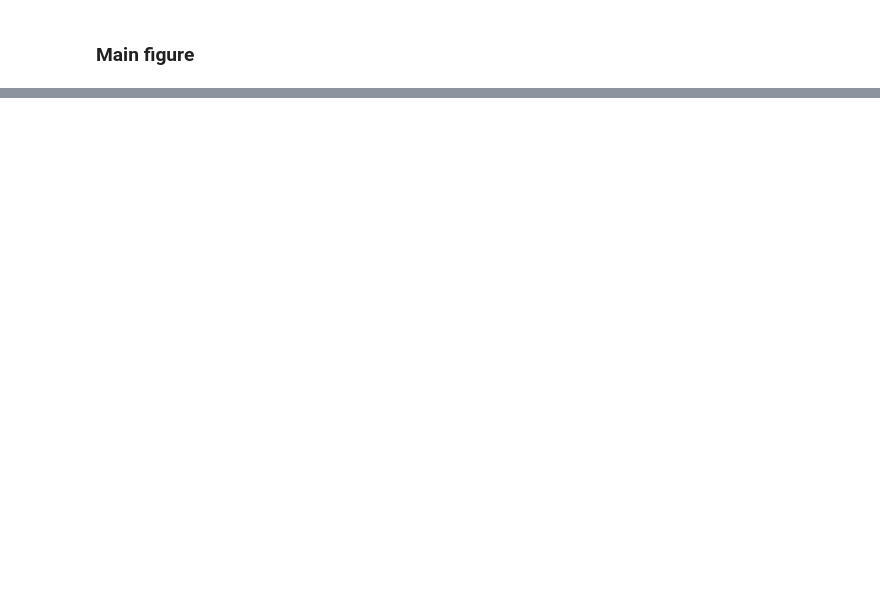
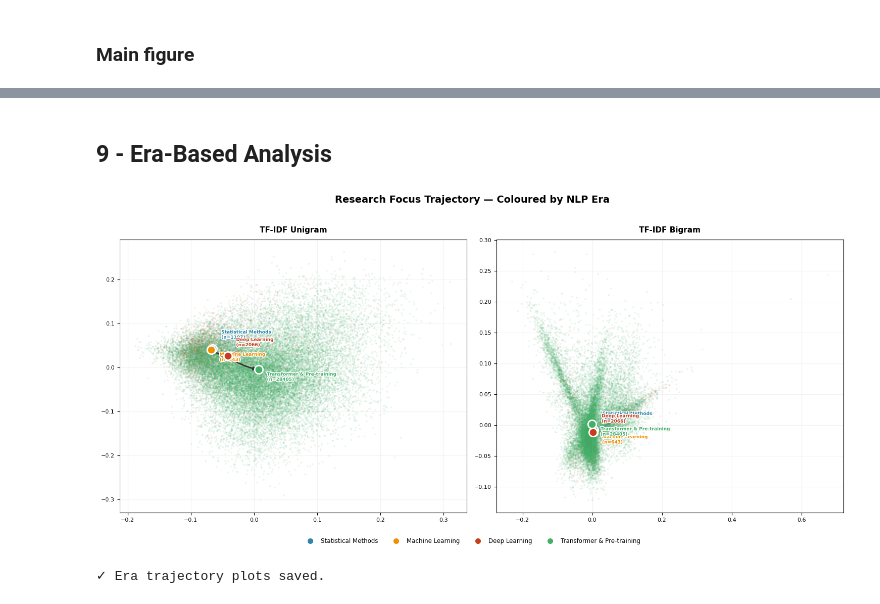
Before and after one commit to guruanand20/nlp-corpus-analysis, a Jupyter notebook: notebooks/03_pca_trajectory.ipynb, the cells around one changed output, grey strips where cells are left out. Drawn from its saved outputs; the diff is of its cells as text; code cells hidden in the pictures; blank space fills up the shorter version.

```diff
--- a/notebooks/03_pca_trajectory.ipynb
+++ b/notebooks/03_pca_trajectory.ipynb
@@ -242,0 +499,79 @@ PCA trajectory plots saved to figures/
+# %% [markdown]
+## 9 - Era-Based Analysis
+# %%
+ERA_ORDER = ['Statistical Methods', 'Machine Learning', 'Deep Learning', 'Transformer & Pre-training']
+ERA_COLOURS = {
+    'Statistical Methods':          '#2E86AB',
+    'Machine Learning':             '#F18F01',
+    'Deep Learning':                '#C73E1D',
+    'Transformer & Pre-training':   '#44AF69',
+}
+
+def compute_era_centroids(coords_2d, labels):
+    centroids = {}
+    for e in ERA_ORDER:
+        mask = labels == e
+        n = mask.sum()
+        if n == 0:
+            continue
+        cx, cy = coords_2d[mask].mean(axis=0)
+        centroids[e] = (cx, cy, n)
+    return centroids
+
+era_centroids_uni = compute_era_centroids(coords_uni, era_labels)
+era_centroids_bi  = compute_era_centroids(coords_bi,  era_labels)
+
+fig_era, axes_era = plt.subplots(1, 2, figsize=(15, 6.5))
+fig_era.suptitle('Research Focus Trajectory — Coloured by NLP Era',
+                 fontsize=14, fontweight='bold', y=1.02)
+
+for ax, coords, centroids, title in [
+    (axes_era[0], coords_uni, era_centroids_uni, 'TF-IDF Unigram'),
+    (axes_era[1], coords_bi,  era_centroids_bi,  'TF-IDF Bigram'),
+]:
+    eras = [e for e in ERA_ORDER if e in centroids]
+    offsets_era = {ERA_ORDER[0]: (12, 14), ERA_ORDER[1]: (12, -16),
+                   ERA_ORDER[2]: (12, 14), ERA_ORDER[3]: (12, -16)}
+
+    for e in eras:
+        mask = era_labels == e
+        ax.scatter(coords[mask, 0], coords[mask, 1],
+                   c=ERA_COLOURS[e], alpha=0.12, s=6, edgecolors='none', rasterized=True)
+
+    for i in range(len(eras) - 1):
+        x1, y1, _ = centroids[eras[i]]
+        x2, y2, _ = centroids[eras[i + 1]]
+        ax.annotate('', xy=(x2, y2), xytext=(x1, y1),
+                    arrowprops=dict(arrowstyle='->', color='#333333',
+                                    lw=2.0, connectionstyle='arc3,rad=0.12'))
+
+    for e in eras:
+        cx, cy, n = centroids[e]
+        ax.scatter(cx, cy, c=ERA_COLOURS[e], s=140, edgecolors='white',
+                   linewidths=2, zorder=5)
+        dx, dy = offsets_era[e]
+        ax.annotate(f'{e}\n(n={n})', (cx, cy), fontsize=6.5, fontweight='bold',
+                    textcoords='offset points', xytext=(dx, dy),
+                    color=ERA_COLOURS[e],
+                    path_effects=[pe.withStroke(linewidth=2.5, foreground='white')],
+                    arrowprops=dict(arrowstyle='-', color=ERA_COLOURS[e],
+                                    lw=0.8, alpha=0.5))
+
+    ax.set_title(title, fontsize=11, fontweight='bold', pad=10)
+    ax.tick_params(labelsize=8)
+    ax.grid(True, alpha=0.15)
+
+era_handles = [Line2D([0], [0], marker='o', color='w',
+                      markerfacecolor=ERA_COLOURS[e], markersize=9, label=e)
+               for e in ERA_ORDER]
+fig_era.legend(handles=era_handles, loc='lower center', ncol=4,
+               fontsize=8.5, frameon=False, bbox_to_anchor=(0.5, -0.06))
+
+plt.tight_layout()
+fig_era.savefig(os.path.join(FIGURES_DIR, 'trajectory_by_era.png'),
+                dpi=200, bbox_inches='tight')
+plt.show()
+print("✓ Era trajectory plots saved.")
+# %% [output]
+[figure, added]
+✓ Era trajectory plots saved.
```
Also changed, not shown: parts of 21 cells of this notebook, 5 other files.
